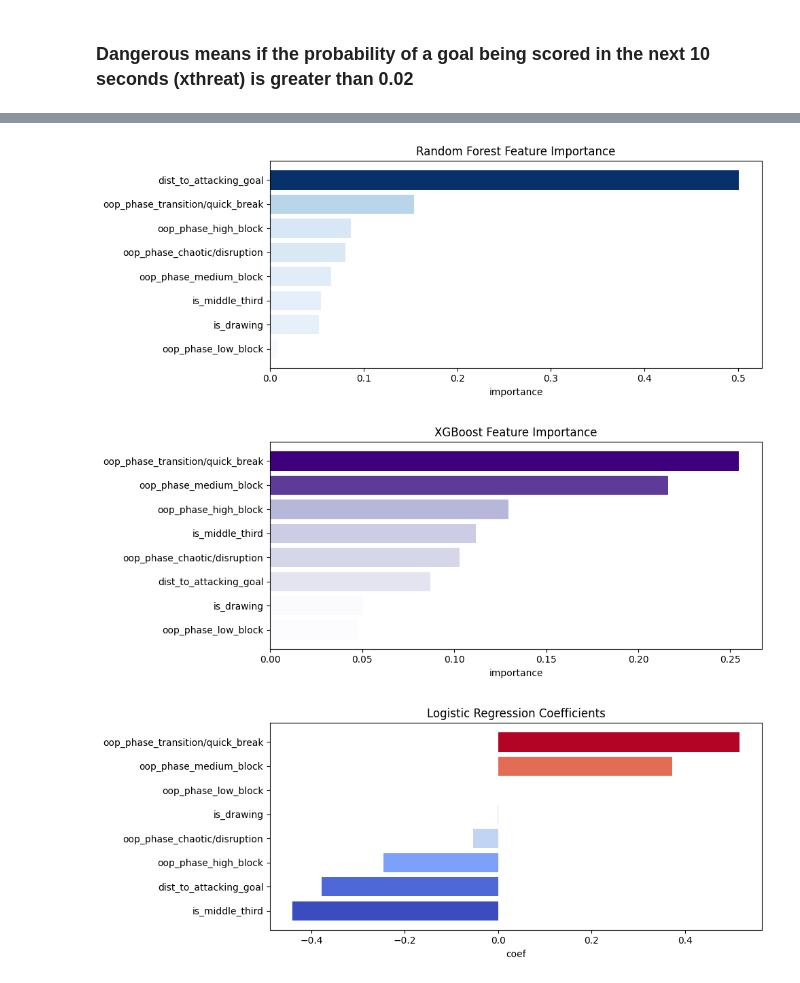
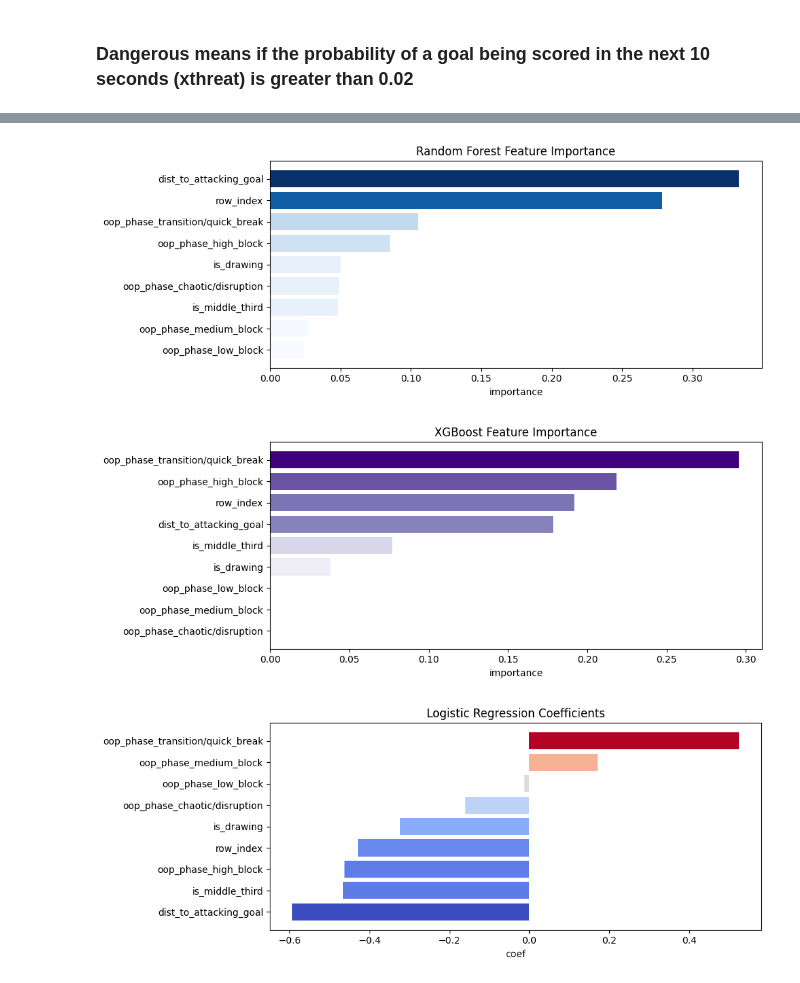
Before and after one commit to naveenelliott/SkillCorner_Tracking_Data_Project, a Jupyter notebook: notebooks/Analysis/Data_Science_Binary.ipynb, the cells around one changed output, grey strips where cells are left out. Saved outputs shown, nothing was run; the diff lists cells and outputs as text; code cells hidden in the pictures.

```diff
--- a/notebooks/Analysis/Data_Science_Binary.ipynb
+++ b/notebooks/Analysis/Data_Science_Binary.ipynb
@@ -47,11 +47,13 @@ df = df.drop(columns=cols_to_drop)
 target_col = "player_targeted_dangerous"
 df = df[df[target_col].notna()]
 
+df = df.drop_duplicates(subset=['match_id', 'frame_start', 'frame_end'])
+
 og_df = df.copy()
 
 og_df["row_index"] = og_df.index
 
-classifiers_cols_to_drop = ['Unique ID', 'match_id', 'event_index', 'frame_start', 'frame_end', 'event_row_index', 'source_file', 'rec_player_id',
+classifiers_cols_to_drop = ['Unique ID', 'event_index', 'frame_start', 'frame_end', 'event_row_index', 'source_file', 'rec_player_id',
                             'rec_team_short', 'rec_team_id']
 
 df = df.drop(columns=classifiers_cols_to_drop)
@@ -76,14 +67,34 @@ df
 # %% [markdown]
 ### Dangerous means if the probability of a goal being scored in the next 10 seconds (xthreat) is greater than 0.02
 # %%
+test_match_ids = [1886347, 1899585]
+
 df_model = df.copy()
+df_model["row_index"] = df_model.index
 
-X = df_model.drop(columns=["player_targeted_dangerous"])
+# Target
 y = df_model["player_targeted_dangerous"].astype(int)
 
-df_model["row_index"] = df_model.index
-row_ids = df_model["row_index"]
+# Features
+X = df_model.drop(columns=["player_targeted_dangerous"])
 
-X_train, X_test, y_train, y_test, row_train, row_test = train_test_split(
-    X, y, row_ids, test_size=0.15, random_state=42
-)
+# ---- Build mask from the original dataframe (safest) ----
+is_test = df_model["match_id"].isin(test_match_ids)
+
+# ---- Split ----
+X_test  = X[is_test].copy()
+y_test  = y[is_test].copy()
+row_test = df_model.loc[is_test, "row_index"].copy()
+
+X_train = X[~is_test].copy()
+y_train = y[~is_test].copy()
+row_train = df_model.loc[~is_test, "row_index"].copy()
+
+# ---- NOW drop match_id from both splits ----
+X_train = X_train.drop(columns=["match_id"])
+X_test  = X_test.drop(columns=["match_id"])
+
+total_rows = len(df_model)
+
+print(f"Train rows: {len(X_train)}  ({len(X_train)/total_rows*100:.2f}%)")
+print(f"Test rows : {len(X_test)}   ({len(X_test)/total_rows*100:.2f}%)")
@@ -300,29 +313,29 @@ def plot_gradient_bars(df, value_col, title, cmap="Blues"):
 best_rf = rf_grid.best_estimator_
 
 rf_importance = pd.DataFrame({
-    "feature": X.columns,
+    "feature": X_test.columns,
     "importance": best_rf.feature_importances_
 }).sort_values("importance", ascending=False)
 
 plot_gradient_bars(rf_importance, "importance", "Random Forest Feature Importance", cmap="Blues")
 # %% [output]
-[figure, old version]
+[figure, new version]
 # %%
 best_xgb = xgb_grid.best_estimator_
 
 xgb_importance = pd.DataFrame({
-    "feature": X.columns,
+    "feature": X_test.columns,
     "importance": best_xgb.feature_importances_
 }).sort_values("importance", ascending=False)
 
 plot_gradient_bars(xgb_importance, "importance", "XGBoost Feature Importance", cmap="Purples")
 # %% [output]
-[figure, old version]
+[figure, new version]
 # %%
 coefs = best_log_reg.named_steps["clf"].coef_[0]
 
 logreg_importance = pd.DataFrame({
-    "feature": X.columns,
+    "feature": X_test.columns,
     "coef": coefs
 }).sort_values("coef", ascending=False)
 
@@ -333,4 +346,4 @@ plot_gradient_bars(
     cmap="coolwarm"
 )
 # %% [output]
-[figure, old version]
+[figure, new version]
```
Also changed, not shown: parts of 11 cells of this notebook, 16 other files.
